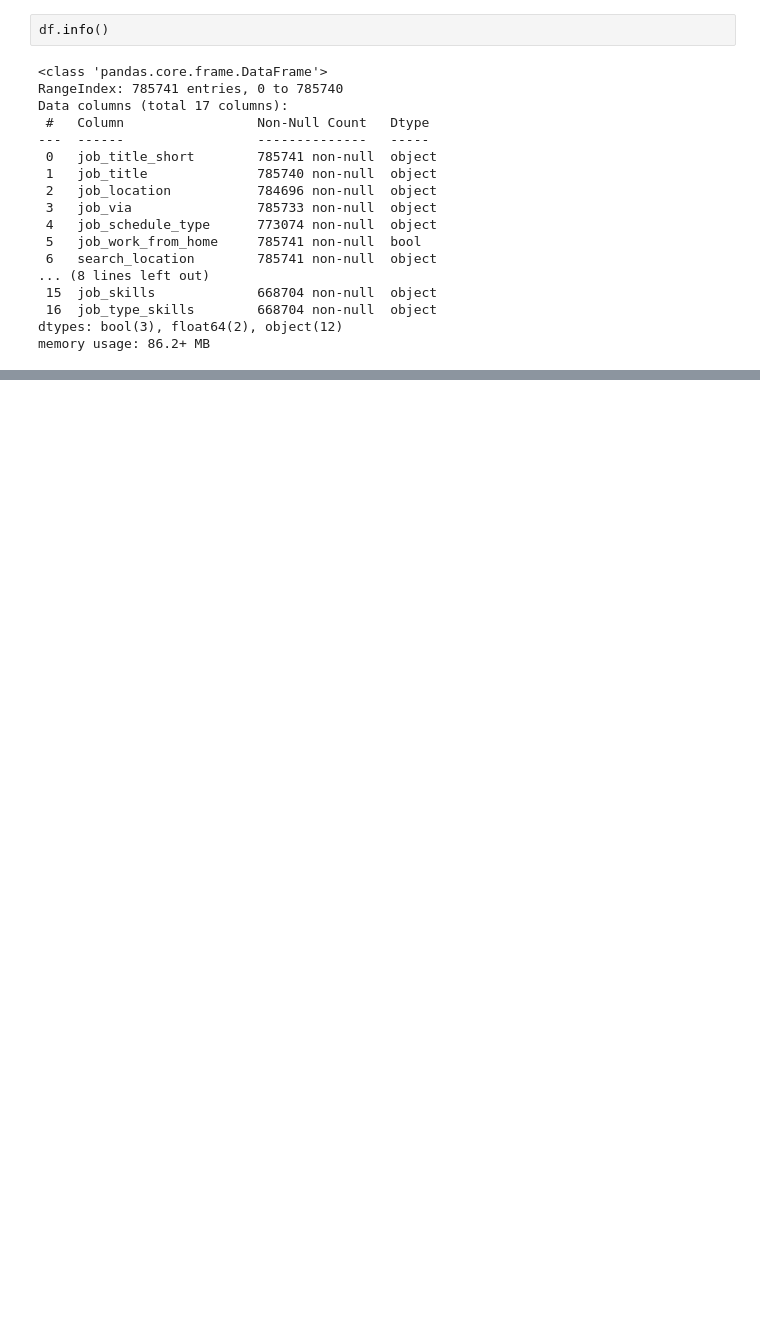
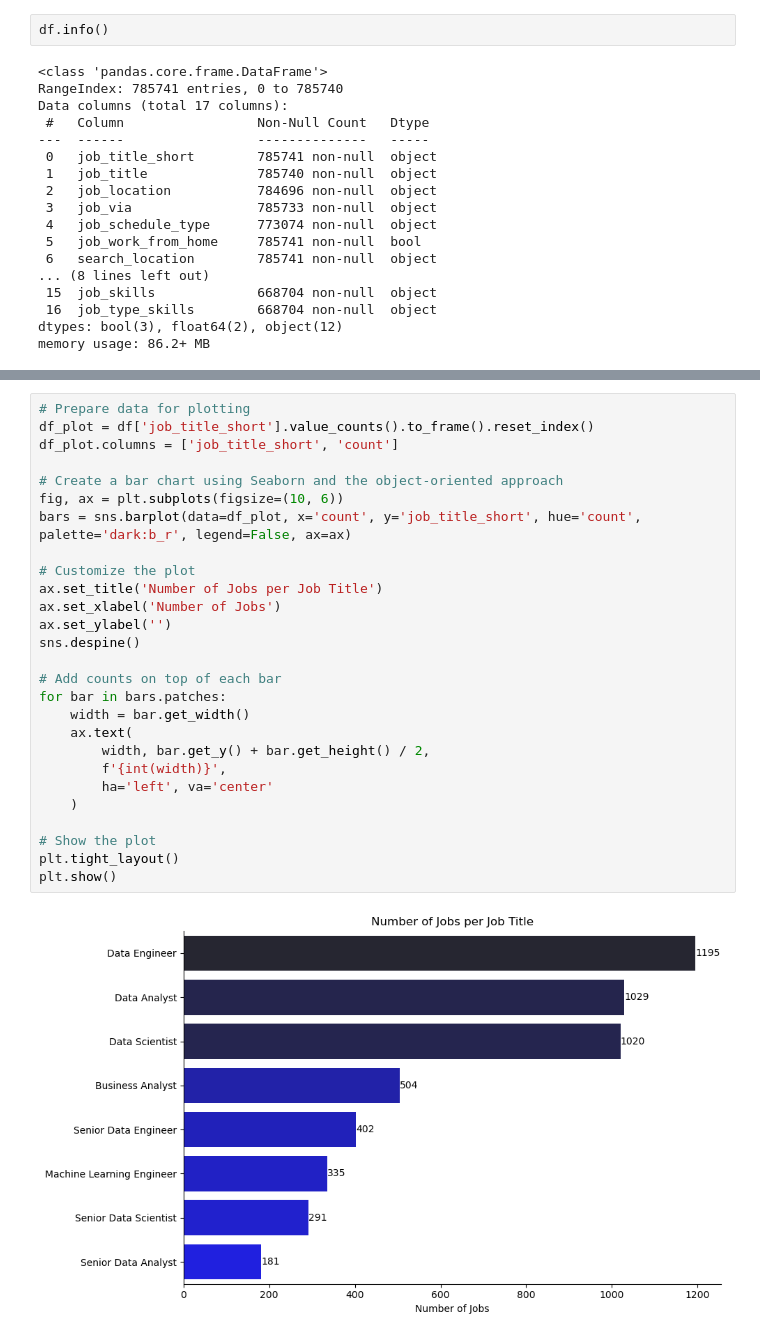
Before and after one commit to johnramal/data_jobs_pak, a Jupyter notebook: eda.ipynb, the cells around one changed output, grey strips where cells are left out. Saved outputs shown, nothing was run; the diff lists cells and outputs as text; blank space fills up the shorter version.

```diff
--- a/eda.ipynb
+++ b/eda.ipynb
@@ -132,0 +219,29 @@ Index(['job_title_short', 'job_title', 'job_location', 'job_via',
+# %%
+# Prepare data for plotting
+df_plot = df['job_title_short'].value_counts().to_frame().reset_index()
+df_plot.columns = ['job_title_short', 'count']
+
+# Create a bar chart using Seaborn and the object-oriented approach
+fig, ax = plt.subplots(figsize=(10, 6))
+bars = sns.barplot(data=df_plot, x='count', y='job_title_short', hue='count', palette='dark:b_r', legend=False, ax=ax)
+
+# Customize the plot
+ax.set_title('Number of Jobs per Job Title')
+ax.set_xlabel('Number of Jobs')
+ax.set_ylabel('')
+sns.despine()
+
+# Add counts on top of each bar
+for bar in bars.patches:
+    width = bar.get_width()
+    ax.text(
+        width, bar.get_y() + bar.get_height() / 2,
+        f'{int(width)}',
+        ha='left', va='center'
+    )
+
+# Show the plot
+plt.tight_layout()
+plt.show()
+# %% [output]
+[figure, added]
```
Also changed, not shown: parts of 20 cells of this notebook, 1 other file.
